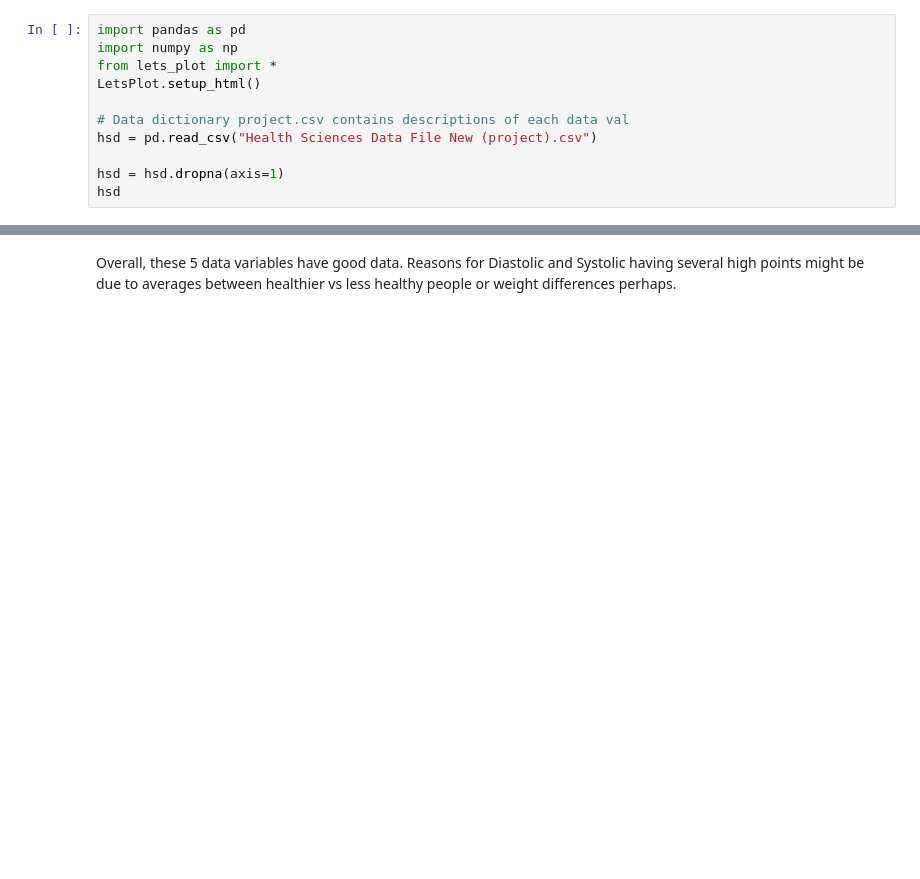
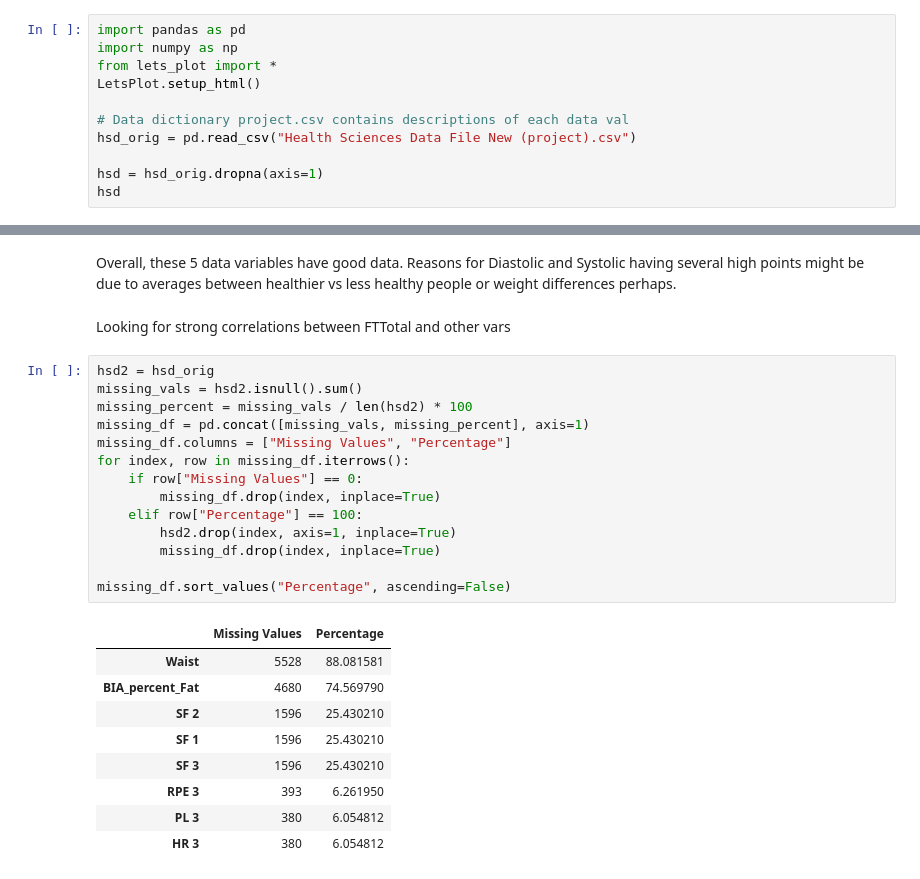
Before and after one commit to JosueCota/CSUF-375-Data-Science-Project, a Jupyter notebook: ExploratoryAnalysis.ipynb, the cells around one changed output, grey strips where cells are left out. Saved outputs shown, nothing was run; the diff lists cells and outputs as text; blank space fills up the shorter version.

```diff
--- a/ExploratoryAnalysis.ipynb
+++ b/ExploratoryAnalysis.ipynb
@@ -9,9 +11,9 @@ from lets_plot import *
 LetsPlot.setup_html()
 
 # Data dictionary project.csv contains descriptions of each data val
-hsd = pd.read_csv("Health Sciences Data File New (project).csv")
+hsd_orig = pd.read_csv("Health Sciences Data File New (project).csv")
 
-hsd = hsd.dropna(axis=1)
+hsd = hsd_orig.dropna(axis=1)
 hsd
 # %% [output]
 [interactive output not drawn]
@@ -78,3 +80,29 @@ plots[4]
 DBP (Diastolic): Normally Distributed with normal high counts at average Diastolic rates, few outliers.
 # %% [markdown]
 Overall, these 5 data variables have good data. Reasons for Diastolic and Systolic having several high points might be due to averages between healthier vs less healthy people or weight differences perhaps.
+# %% [markdown]
+Looking for strong correlations between FTTotal and other vars
+# %%
+hsd2 = hsd_orig
+missing_vals = hsd2.isnull().sum()
+missing_percent = missing_vals / len(hsd2) * 100
+missing_df = pd.concat([missing_vals, missing_percent], axis=1)
+missing_df.columns = ["Missing Values", "Percentage"]
+for index, row in missing_df.iterrows():
+	if row["Missing Values"] == 0:
+		missing_df.drop(index, inplace=True)
+	elif row["Percentage"] == 100:
+		hsd2.drop(index, axis=1, inplace=True)
+		missing_df.drop(index, inplace=True)
+
+missing_df.sort_values("Percentage", ascending=False)
+# %% [output]
+|  | Missing Values | Percentage |
+| Waist | 5528 | 88.081581 |
+| BIA_percent_Fat | 4680 | 74.569790 |
+| SF 2 | 1596 | 25.430210 |
+| SF 1 | 1596 | 25.430210 |
+| SF 3 | 1596 | 25.430210 |
+| RPE 3 | 393 | 6.261950 |
+| PL 3 | 380 | 6.054812 |
+| HR 3 | 380 | 6.054812 |
```
Also changed, not shown: parts of 16 cells of this notebook, 2 other files.
